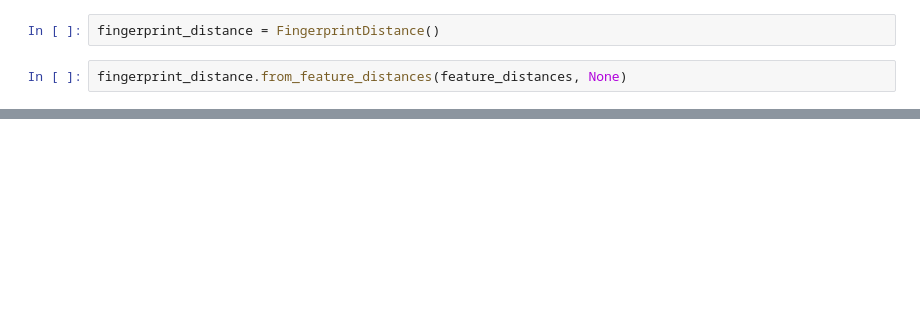
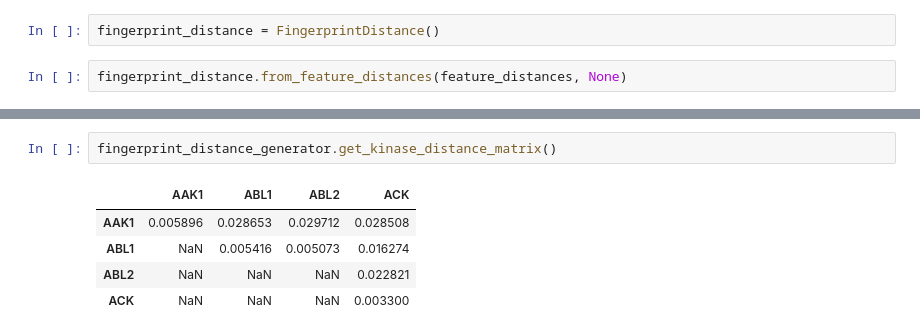
Before and after one commit to volkamerlab/kissim, a Jupyter notebook: examples/notebooks/fingerprint_distance.ipynb, the cells around one changed output, grey strips where cells are left out. Cells and saved outputs as stored; diff of their text form; blank space fills up the shorter version.

```diff
--- a/examples/notebooks/fingerprint_distance.ipynb
+++ b/examples/notebooks/fingerprint_distance.ipynb
@@ -189,0 +283,8 @@ AttributeError: 'AllAgainstAllComparison' object has no attribute 'get_kinase_di
+# %%
+fingerprint_distance_generator.get_kinase_distance_matrix()
+# %% [output]
+|  | AAK1 | ABL1 | ABL2 | ACK |
+| AAK1 | 0.005896 | 0.028653 | 0.029712 | 0.028508 |
+| ABL1 | NaN | 0.005416 | 0.005073 | 0.016274 |
+| ABL2 | NaN | NaN | NaN | 0.022821 |
+| ACK | NaN | NaN | NaN | 0.003300 |
```
Also changed, not shown: parts of 49 cells of this notebook.
